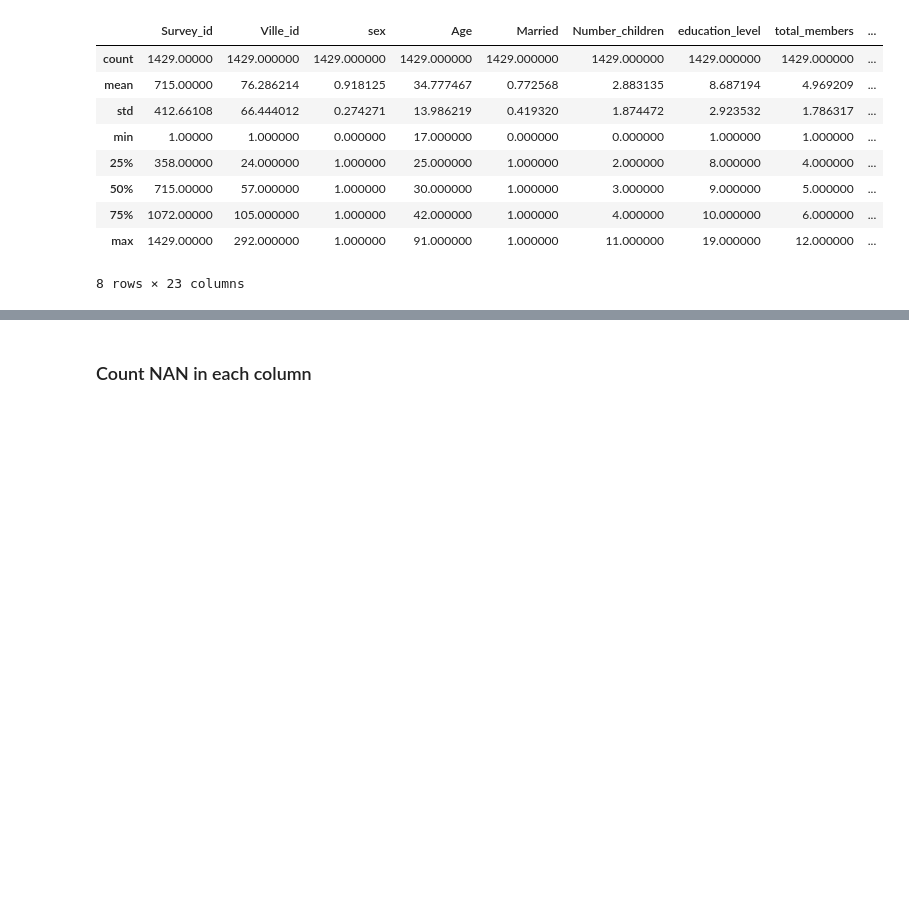
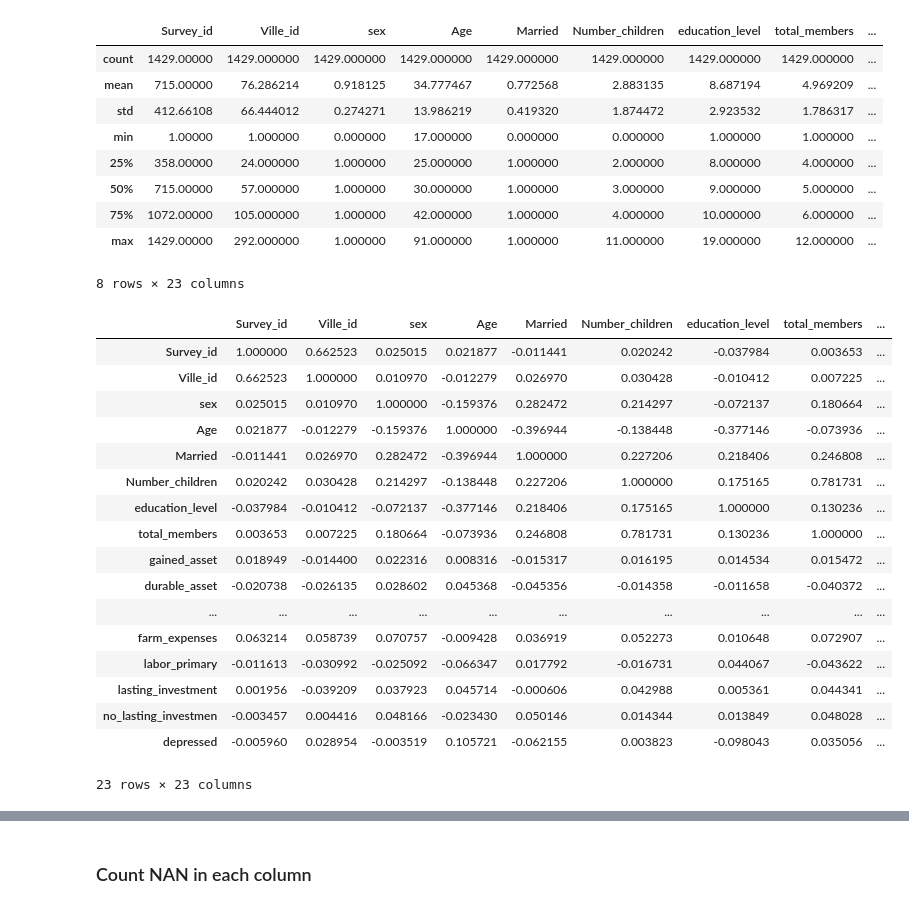
Before and after one commit to kaline/TrabalhoFinalML, a Jupyter notebook: dataset.ipynb, the cells around one changed output, grey strips where cells are left out. Saved outputs shown, nothing was run; the diff lists cells and outputs as text; code cells hidden in the pictures; blank space fills up the shorter version.

```diff
--- a/dataset.ipynb
+++ b/dataset.ipynb
@@ -53,0 +105,10 @@ df
+# %%
+def DataLoading():
+    df = pd.read_csv('b_depressed.csv')
+    print('Dataset - Linhasxcolunas ', df.shape)
+
+
+    return df
+
+df = DataLoading()
+df
@@ -146,3 +212,24 @@ df.describe()
 | 75% | 1072.00000 | 105.000000 | 1.000000 | 42.000000 | 1.000000 | 4.000000 | 10.000000 | 6.000000 | ... |
 | max | 1429.00000 | 292.000000 | 1.000000 | 91.000000 | 1.000000 | 11.000000 | 19.000000 | 12.000000 | ... |
 8 rows × 23 columns
+# %%
+df.corr()
+# %% [output]
+|  | Survey_id | Ville_id | sex | Age | Married | Number_children | education_level | total_members | ... |
+| Survey_id | 1.000000 | 0.662523 | 0.025015 | 0.021877 | -0.011441 | 0.020242 | -0.037984 | 0.003653 | ... |
+| Ville_id | 0.662523 | 1.000000 | 0.010970 | -0.012279 | 0.026970 | 0.030428 | -0.010412 | 0.007225 | ... |
+| sex | 0.025015 | 0.010970 | 1.000000 | -0.159376 | 0.282472 | 0.214297 | -0.072137 | 0.180664 | ... |
+| Age | 0.021877 | -0.012279 | -0.159376 | 1.000000 | -0.396944 | -0.138448 | -0.377146 | -0.073936 | ... |
+| Married | -0.011441 | 0.026970 | 0.282472 | -0.396944 | 1.000000 | 0.227206 | 0.218406 | 0.246808 | ... |
+| Number_children | 0.020242 | 0.030428 | 0.214297 | -0.138448 | 0.227206 | 1.000000 | 0.175165 | 0.781731 | ... |
+| education_level | -0.037984 | -0.010412 | -0.072137 | -0.377146 | 0.218406 | 0.175165 | 1.000000 | 0.130236 | ... |
+| total_members | 0.003653 | 0.007225 | 0.180664 | -0.073936 | 0.246808 | 0.781731 | 0.130236 | 1.000000 | ... |
+| gained_asset | 0.018949 | -0.014400 | 0.022316 | 0.008316 | -0.015317 | 0.016195 | 0.014534 | 0.015472 | ... |
+| durable_asset | -0.020738 | -0.026135 | 0.028602 | 0.045368 | -0.045356 | -0.014358 | -0.011658 | -0.040372 | ... |
+| ... | ... | ... | ... | ... | ... | ... | ... | ... | ... |
+| farm_expenses | 0.063214 | 0.058739 | 0.070757 | -0.009428 | 0.036919 | 0.052273 | 0.010648 | 0.072907 | ... |
+| labor_primary | -0.011613 | -0.030992 | -0.025092 | -0.066347 | 0.017792 | -0.016731 | 0.044067 | -0.043622 | ... |
+| lasting_investment | 0.001956 | -0.039209 | 0.037923 | 0.045714 | -0.000606 | 0.042988 | 0.005361 | 0.044341 | ... |
+| no_lasting_investmen | -0.003457 | 0.004416 | 0.048166 | -0.023430 | 0.050146 | 0.014344 | 0.013849 | 0.048028 | ... |
+| depressed | -0.005960 | 0.028954 | -0.003519 | 0.105721 | -0.062155 | 0.003823 | -0.098043 | 0.035056 | ... |
+23 rows × 23 columns
```
Also changed, not shown: parts of 17 cells of this notebook.
